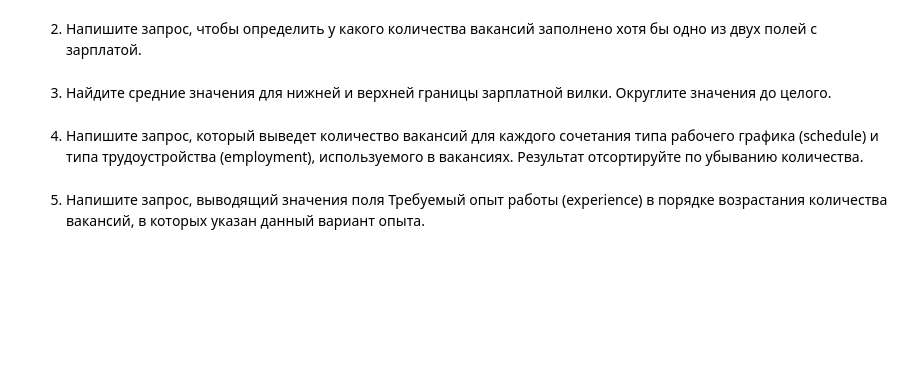
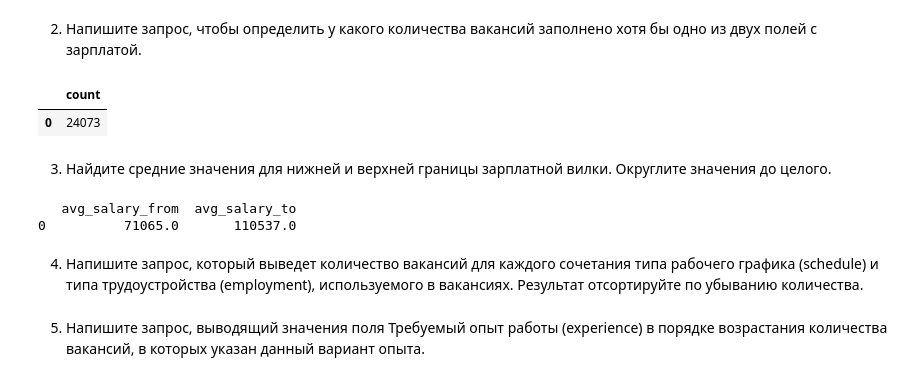
Before and after one commit to NikolayRevenkov/SF_DS, a Jupyter notebook: Project_2/Project_2.ipynb, the cells around one changed output. Saved outputs shown, nothing was run; the diff lists cells and outputs as text; code cells hidden in the pictures; blank space fills up the shorter version.

```diff
--- a/Project_2/Project_2.ipynb
+++ b/Project_2/Project_2.ipynb
@@ -94,5 +121,14 @@ df
 2. Напишите запрос, чтобы определить у какого количества вакансий заполнено хотя бы одно из двух полей с зарплатой.
 # %%
 # текст запроса
+query_8 = f'''SELECT COUNT(id)
+FROM PUBLIC.vacancies
+WHERE (salary_to IS not NULL)or(salary_from IS not NULL)
+'''
+df = pd.read_sql_query(query_8, connection)
+df
+# %% [output]
+|  | count |
+| 0 | 24073 |
 # %%
 # результат запроса
@@ -100,5 +137,15 @@ df
 3. Найдите средние значения для нижней и верхней границы зарплатной вилки. Округлите значения до целого.
 # %%
 # текст запроса
+query_9 = f'''SELECT round(avg(salary_from),0) AVG_salary_from,
+ROUND(AVG(salary_to),0) AVG_salary_to
+FROM PUBLIC.vacancies
+'''
+df = pd.read_sql_query(query_9, connection)
+df[['avg_salary_from', 'avg_salary_to']].astype(int)
+print(round(df,0))
+# %% [output]
+   avg_salary_from  avg_salary_to
+0          71065.0       110537.0
 # %%
 # результат запроса
```
Also changed, not shown: parts of 5 cells of this notebook.
